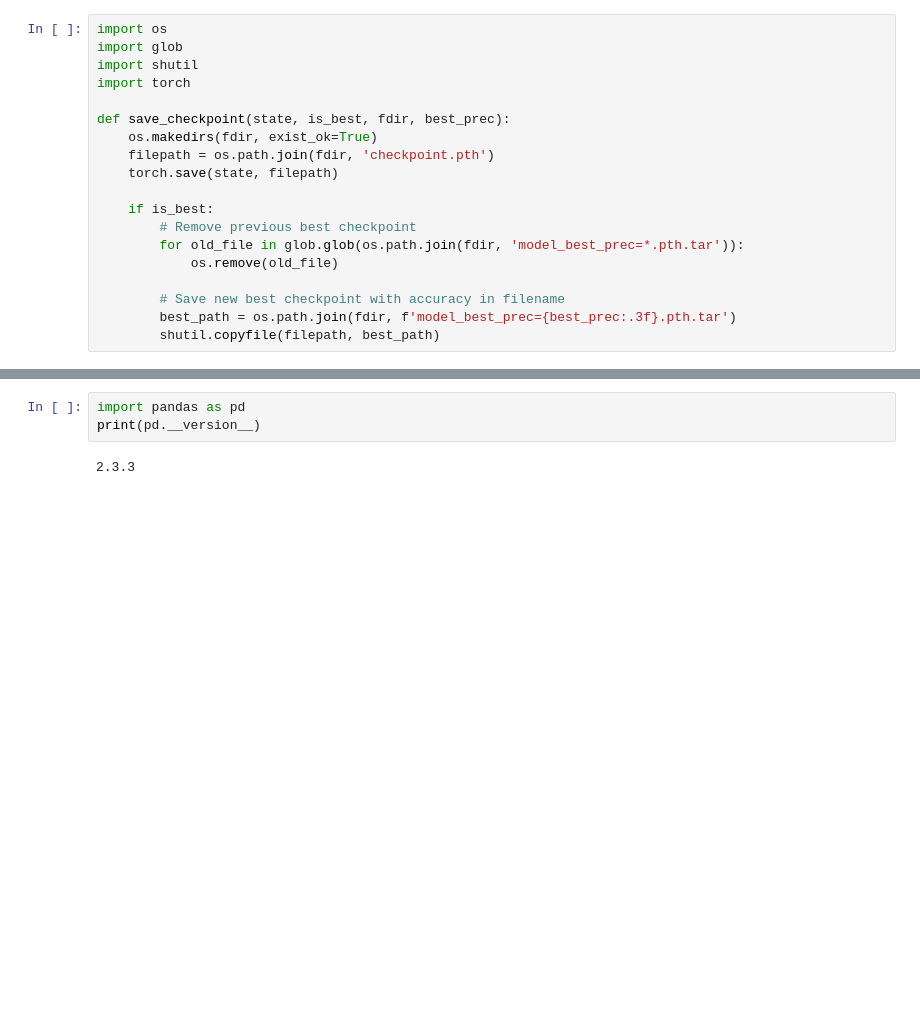
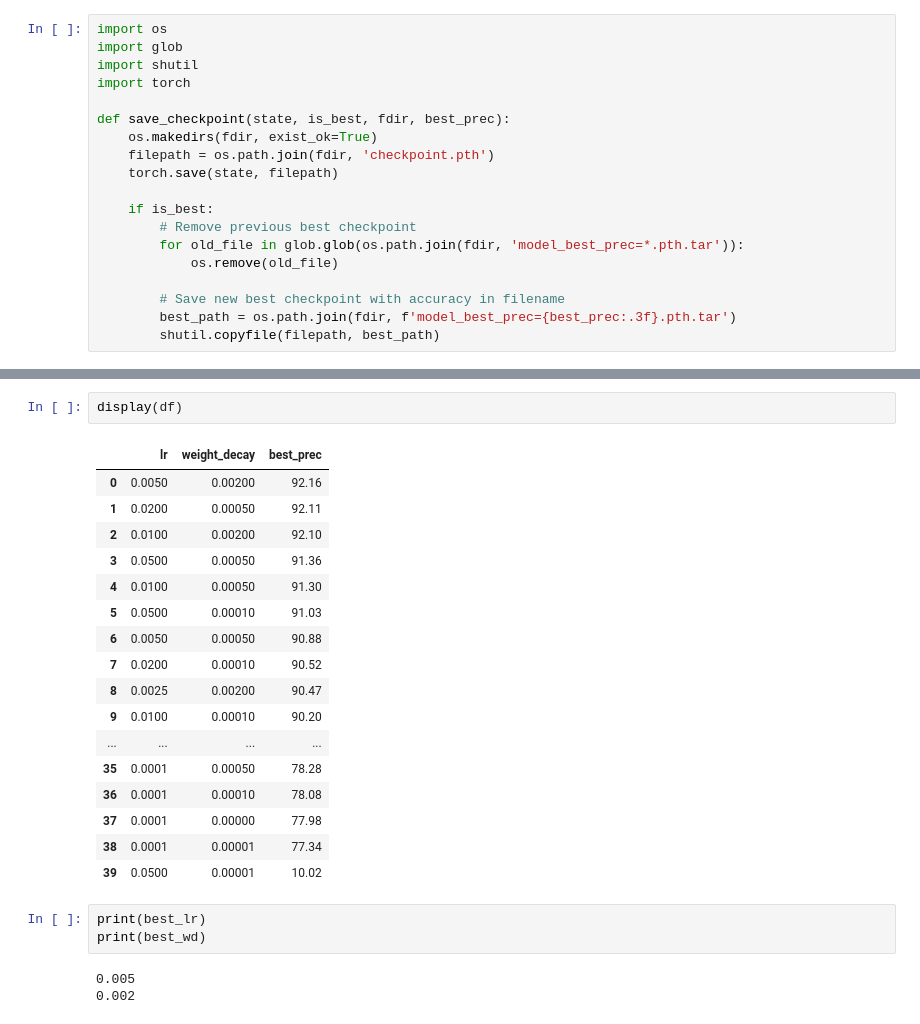
Before and after one commit to DanielGalicia94/ECE284_Project_Team7, a Jupyter notebook: part1_vgg16/vgg16_qat_MFHPO_PC.ipynb, the cells around one changed output, grey strips where cells are left out. Drawn from its saved outputs; the diff is of its cells as text; blank space fills up the shorter version.

```diff
--- a/part1_vgg16/vgg16_qat_MFHPO_PC.ipynb
+++ b/part1_vgg16/vgg16_qat_MFHPO_PC.ipynb
@@ -307,5 +325,26 @@ Test: [0/79]    Time 12.507 (12.507)    Loss 1.2297 (1.2297)    Prec 56.250% (56
-# %%
-import pandas as pd
-print(pd.__version__)
-# %% [output]
-2.3.3
+# %%
+display(df)
+# %% [output]
+|  | lr | weight_decay | best_prec |
+| 0 | 0.0050 | 0.00200 | 92.16 |
+| 1 | 0.0200 | 0.00050 | 92.11 |
+| 2 | 0.0100 | 0.00200 | 92.10 |
+| 3 | 0.0500 | 0.00050 | 91.36 |
+| 4 | 0.0100 | 0.00050 | 91.30 |
+| 5 | 0.0500 | 0.00010 | 91.03 |
+| 6 | 0.0050 | 0.00050 | 90.88 |
+| 7 | 0.0200 | 0.00010 | 90.52 |
+| 8 | 0.0025 | 0.00200 | 90.47 |
+| 9 | 0.0100 | 0.00010 | 90.20 |
+| ... | ... | ... | ... |
+| 35 | 0.0001 | 0.00050 | 78.28 |
+| 36 | 0.0001 | 0.00010 | 78.08 |
+| 37 | 0.0001 | 0.00000 | 77.98 |
+| 38 | 0.0001 | 0.00001 | 77.34 |
+| 39 | 0.0500 | 0.00001 | 10.02 |
+# %%
+print(best_lr)
+print(best_wd)
+# %% [output]
+0.005
+0.002
```
Also changed, not shown: parts of 11 cells of this notebook.
